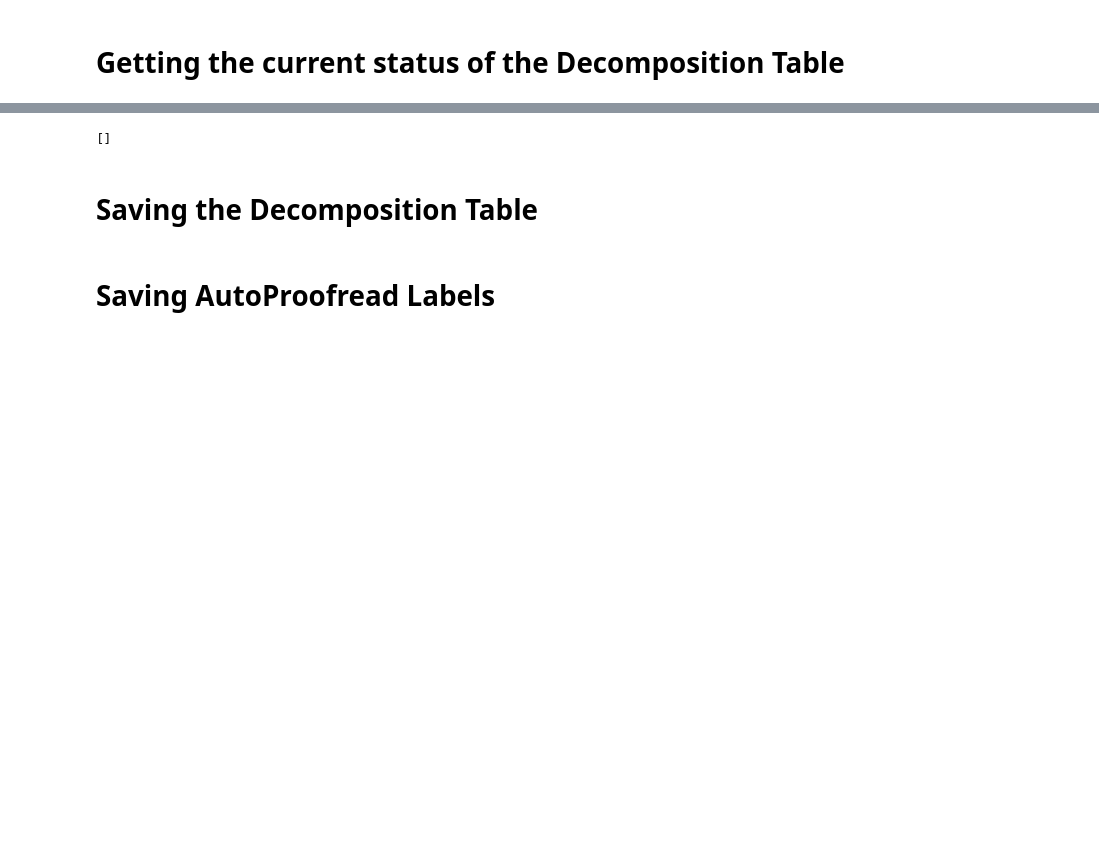
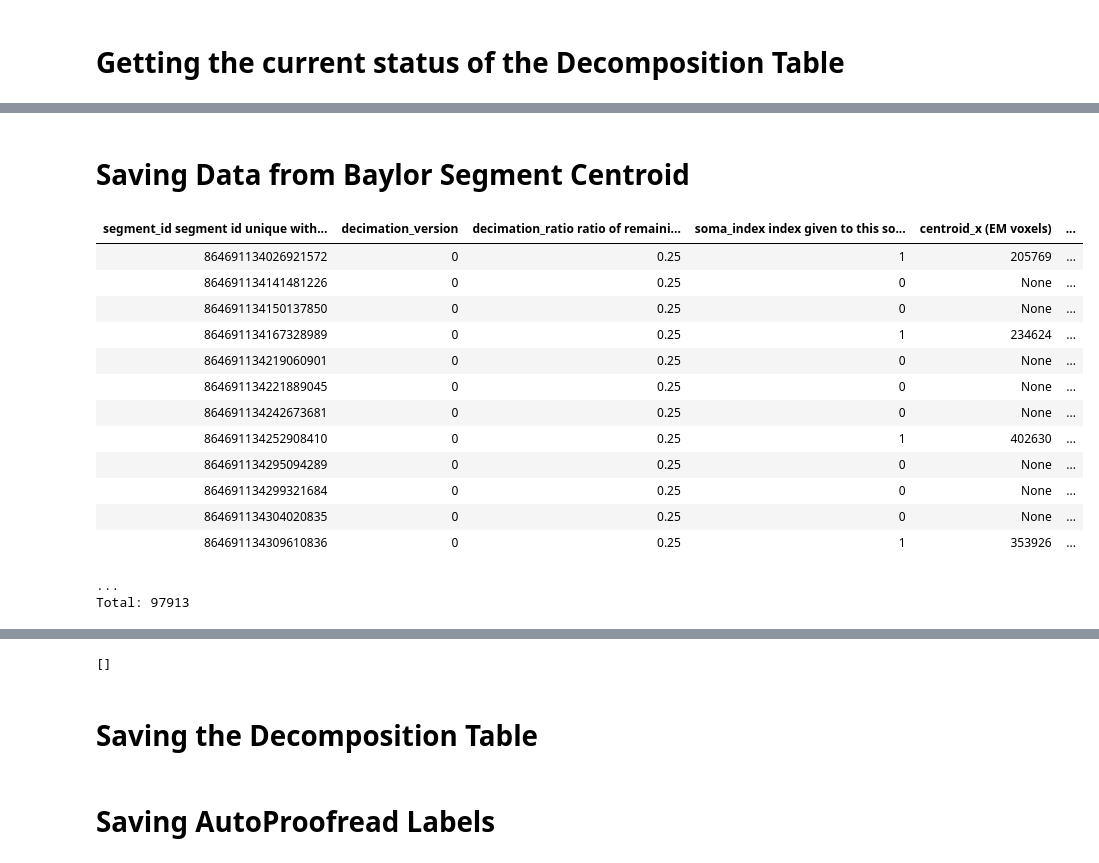
Before and after one commit to celiibrendan/neuron_mesh_tools, a Jupyter notebook: Auto_Proofreading/Clearing_The_Decomposition_Table.ipynb, the cells around one changed output, grey strips where cells are left out. Saved outputs shown, nothing was run; the diff lists cells and outputs as text; code cells hidden in the pictures; blank space fills up the shorter version.

```diff
--- a/Auto_Proofreading/Clearing_The_Decomposition_Table.ipynb
+++ b/Auto_Proofreading/Clearing_The_Decomposition_Table.ipynb
@@ -52,0 +74,20 @@ minnie.Decomposition()
+# %% [markdown]
+# Saving Data from Baylor Segment Centroid
+# %%
+minnie.BaylorSegmentCentroid()
+# %% [output]
+| segment_id segment id unique with... | decimation_version | decimation_ratio ratio of remaini... | soma_index index given to this so... | centroid_x (EM voxels) | ... |
+| 864691134026921572 | 0 | 0.25 | 1 | 205769 | ... |
+| 864691134141481226 | 0 | 0.25 | 0 | None | ... |
+| 864691134150137850 | 0 | 0.25 | 0 | None | ... |
+| 864691134167328989 | 0 | 0.25 | 1 | 234624 | ... |
+| 864691134219060901 | 0 | 0.25 | 0 | None | ... |
+| 864691134221889045 | 0 | 0.25 | 0 | None | ... |
+| 864691134242673681 | 0 | 0.25 | 0 | None | ... |
+| 864691134252908410 | 0 | 0.25 | 1 | 402630 | ... |
+| 864691134295094289 | 0 | 0.25 | 0 | None | ... |
+| 864691134299321684 | 0 | 0.25 | 0 | None | ... |
+| 864691134304020835 | 0 | 0.25 | 0 | None | ... |
+| 864691134309610836 | 0 | 0.25 | 1 | 353926 | ... |
+...
+Total: 97913
```
Also changed, not shown: parts of 23 cells of this notebook, 17 other files.
